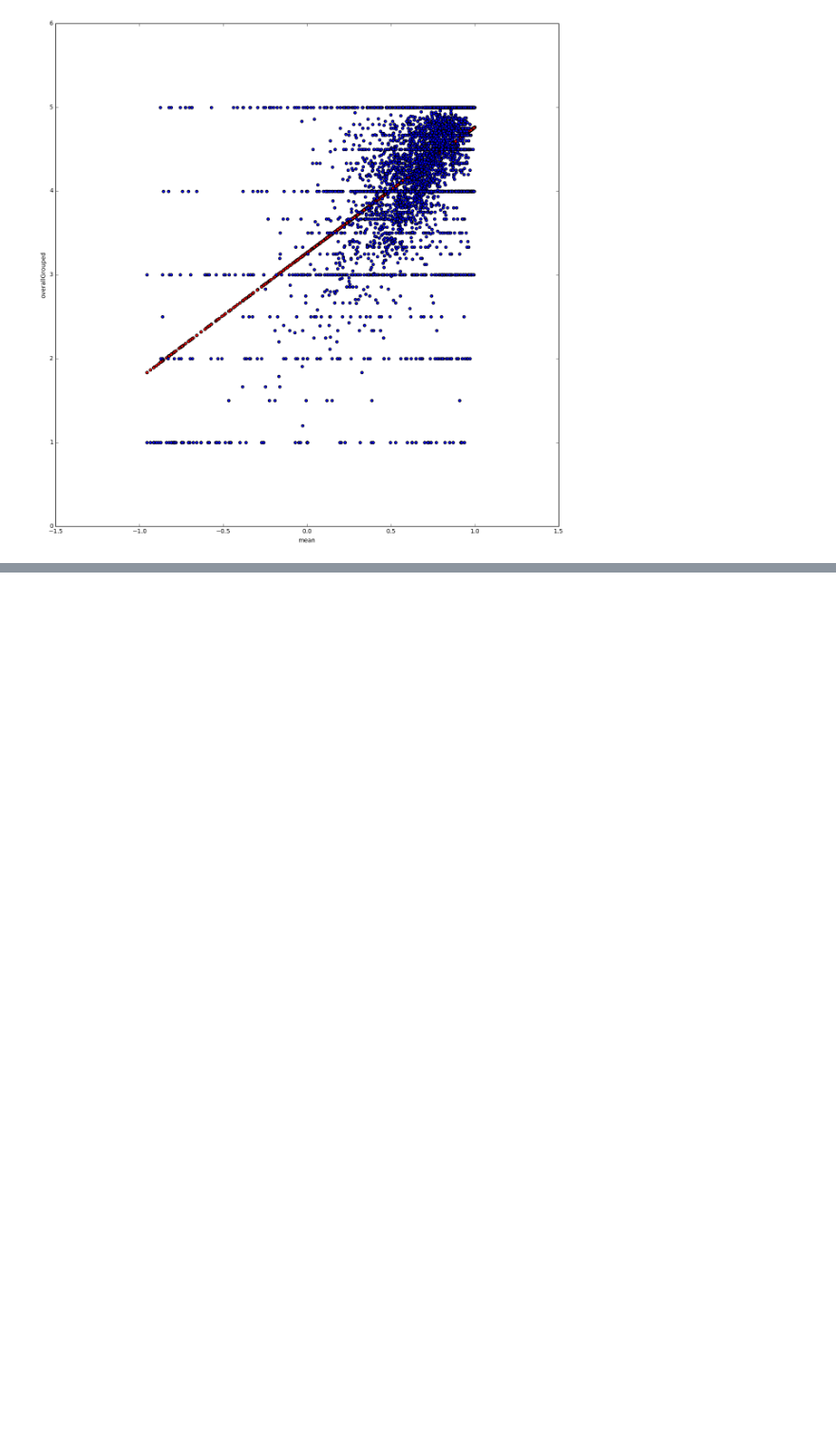
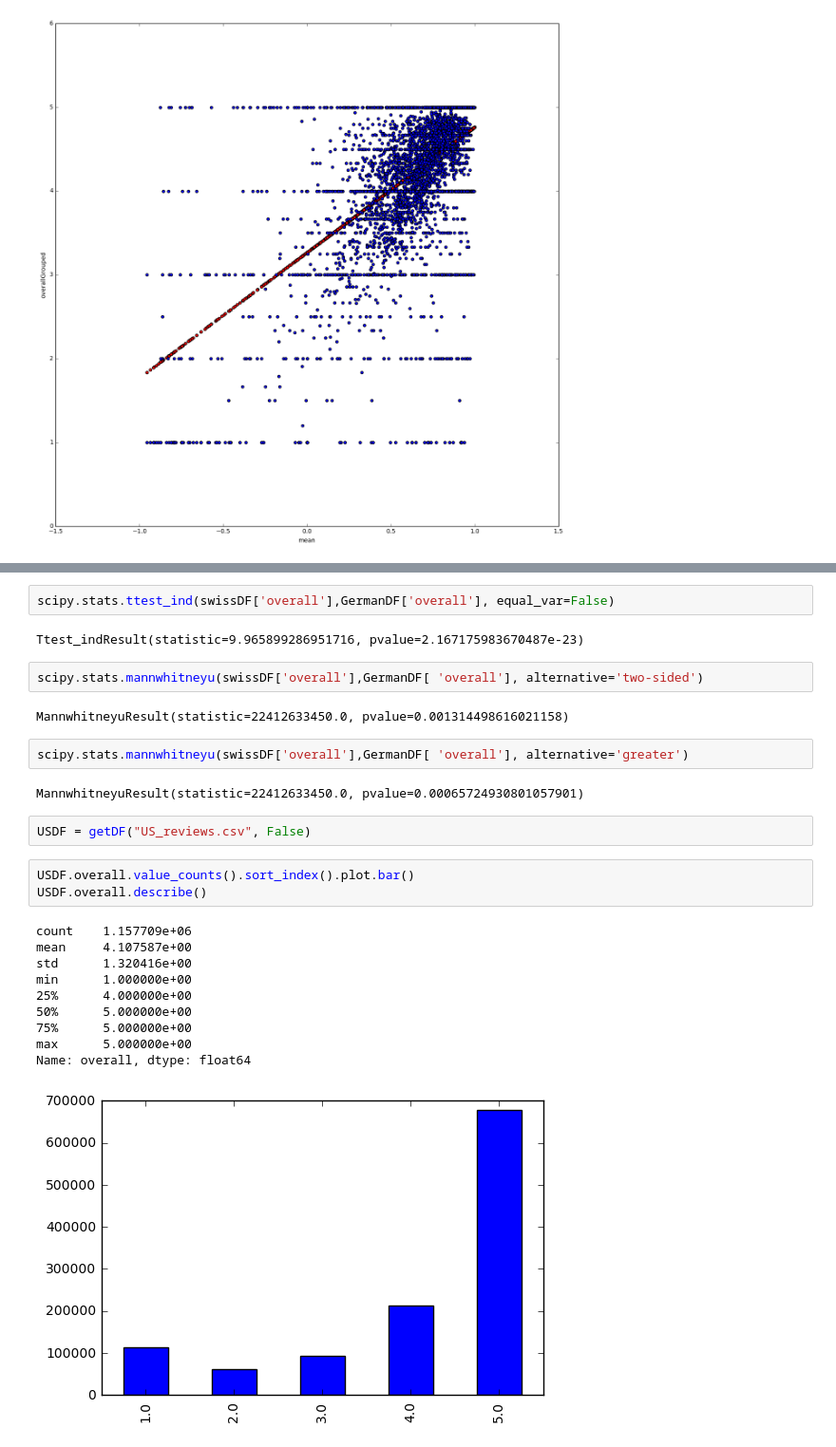
Before and after one commit to bojanp94/ADAProject, a Jupyter notebook: swiss products.ipynb, the cells around one changed output, grey strips where cells are left out. Shown at 95% size. Drawn from its saved outputs; the diff is of its cells as text; blank space fills up the shorter version.

```diff
--- a/swiss products.ipynb
+++ b/swiss products.ipynb
@@ -421,0 +467,28 @@ RandomDF
+# %%
+scipy.stats.ttest_ind(swissDF['overall'],GermanDF['overall'], equal_var=False)
+# %% [output]
+Ttest_indResult(statistic=9.965899286951716, pvalue=2.167175983670487e-23)
+# %%
+scipy.stats.mannwhitneyu(swissDF['overall'],GermanDF[ 'overall'], alternative='two-sided')
+# %% [output]
+MannwhitneyuResult(statistic=22412633450.0, pvalue=0.001314498616021158)
+# %%
+scipy.stats.mannwhitneyu(swissDF['overall'],GermanDF[ 'overall'], alternative='greater')
+# %% [output]
+MannwhitneyuResult(statistic=22412633450.0, pvalue=0.00065724930801057901)
+# %%
+USDF = getDF("US_reviews.csv", False)
+# %%
+USDF.overall.value_counts().sort_index().plot.bar()
+USDF.overall.describe()
+# %% [output]
+count    1.157709e+06
+mean     4.107587e+00
+std      1.320416e+00
+min      1.000000e+00
+25%      4.000000e+00
+50%      5.000000e+00
+75%      5.000000e+00
+max      5.000000e+00
+Name: overall, dtype: float64
+[figure, added]
```
Also changed, not shown: parts of 49 cells of this notebook, 12 other files.
